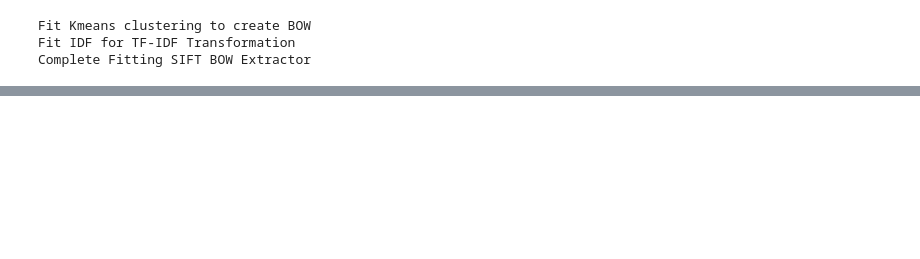
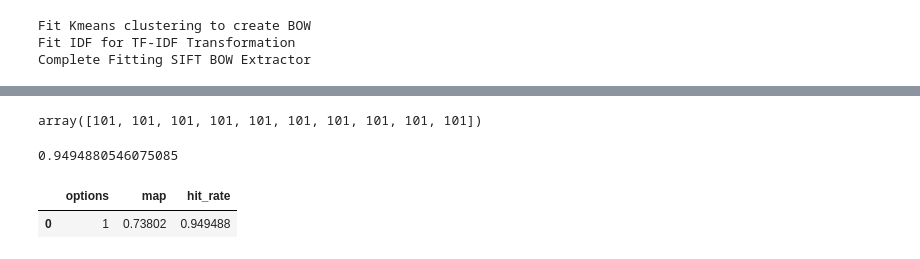
Before and after one commit to nrhevu/CV-basic, a Jupyter notebook: cbir_dev.ipynb, the cells around one changed output, grey strips where cells are left out. Saved outputs shown, nothing was run; the diff lists cells and outputs as text; code cells hidden in the pictures; blank space fills up the shorter version.

```diff
--- a/cbir_dev.ipynb
+++ b/cbir_dev.ipynb
@@ -305,0 +105,32 @@ a = pickle.load(open("/home/edtechai/works/vunt/CV-basic/CBIR_System_using_SIFT/
+# %%
+np.take(dataset.targets, predicted, axis=0)
+# %% [output]
+array([101, 101, 101, 101, 101, 101, 101, 101, 101, 101])
+# %%
+def average_precision(predictions, ground_truths, k):
+    top_k_predictions = predictions[:k]
+
+    relevant_items = sum(1 for pred in top_k_predictions if pred in ground_truths)
+
+    ap = relevant_items / len(top_k_predictions)
+
+    return ap
+
+def hit_rate(predictions, ground_truths, k):
+    top_k_predictions = predictions[:k]
+
+    relevant_items = sum(1 for pred in top_k_predictions if pred in ground_truths)
+
+    hit = 1 if relevant_items >= 1 else 0
+
+    return hit
+# %%
+ap = []
+hit = []
+for r, g in zip(rs, ground_truth):
+    predicted = []
+    for i in r:
+        predicted.append(i.index)
+    class_preds = np.take(dataset.targets, predicted, axis=0)
+    ap.append(average_precision(class_preds.tolist(), [g.tolist()], 10))
+    hit.append(hit_rate(class_preds.tolist(), [g.tolist()], 10))
@@ -305,0 +139,11 @@ a = pickle.load(open("/home/edtechai/works/vunt/CV-basic/CBIR_System_using_SIFT/
+# %%
+np.mean(ap)
+np.mean(hit)
+# %% [output]
+0.9494880546075085
+# %%
+import pandas as pd
+pd.DataFrame({"options": [1], "map": [np.mean(ap)], "hit_rate": [np.mean(hit)]})
+# %% [output]
+|  | options | map | hit_rate |
+| 0 | 1 | 0.73802 | 0.949488 |
```
Also changed, not shown: parts of 19 cells of this notebook, 8 other files.
